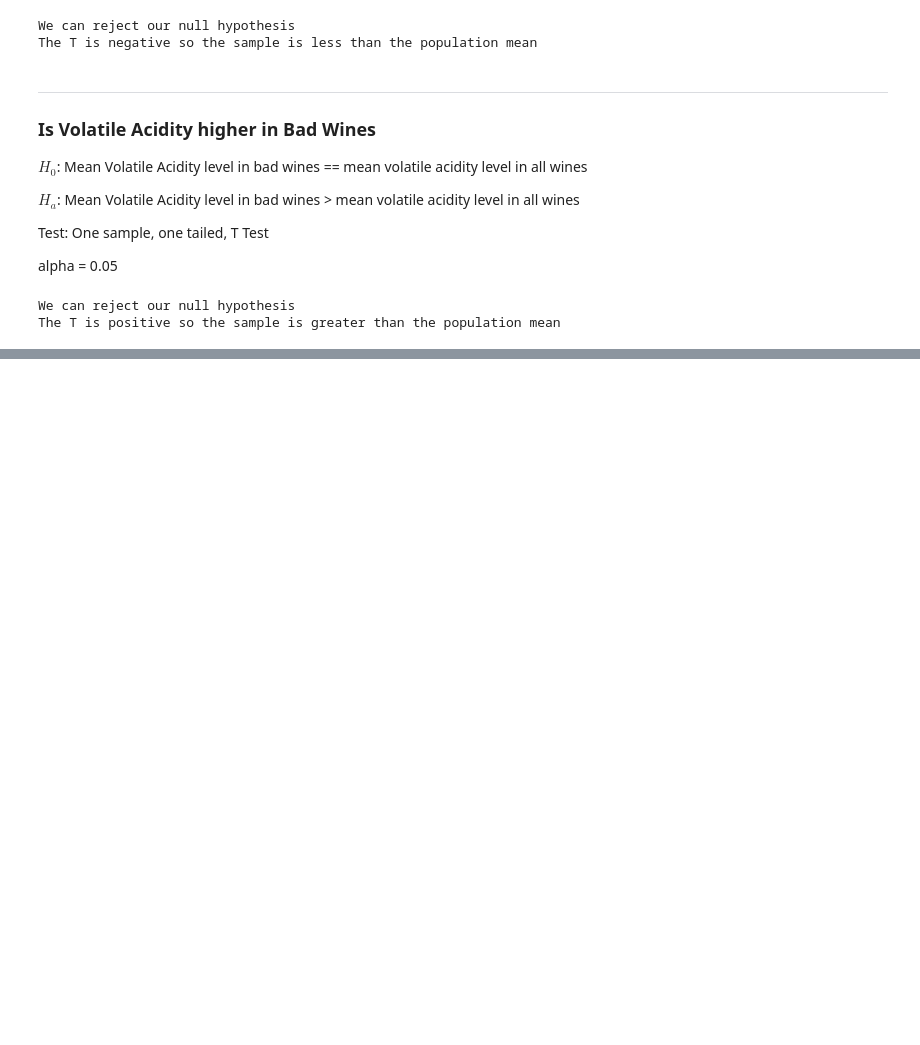
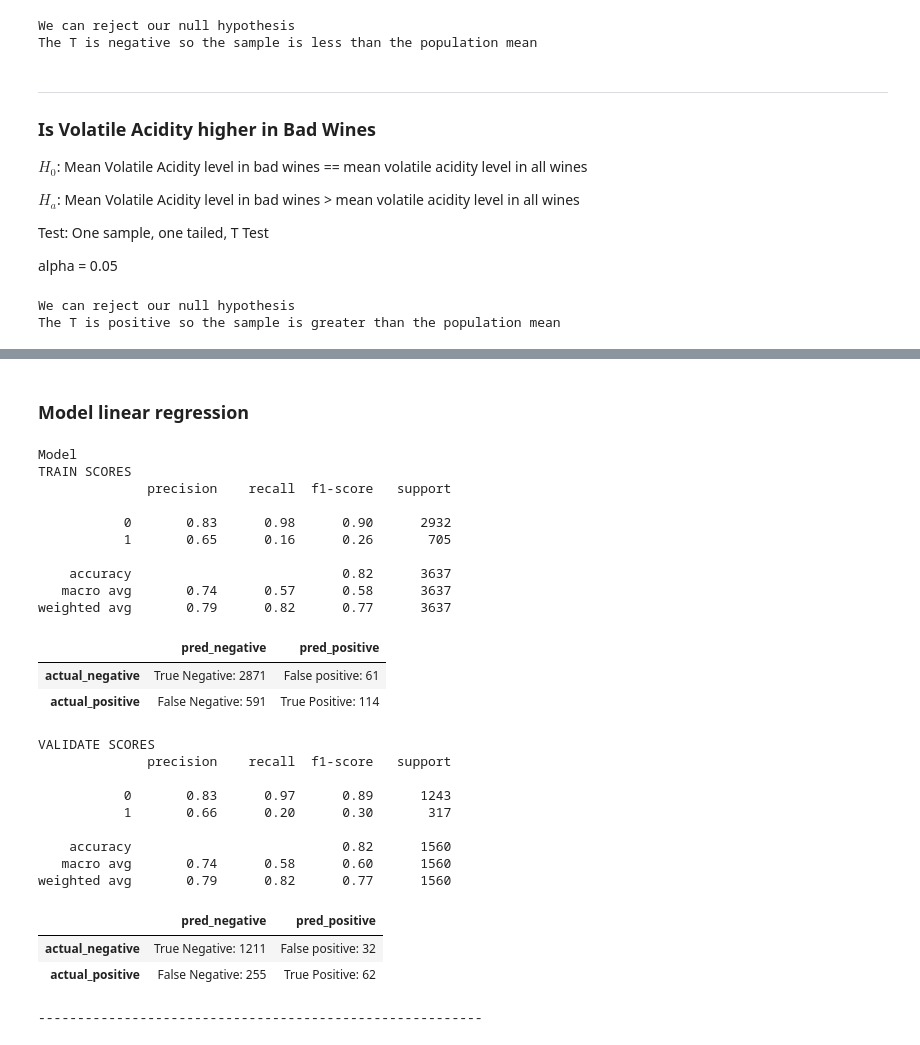
Before and after one commit to HeatherOrtegaMcMillan/in_vino_veritas, a Jupyter notebook: inital_notebook.ipynb, the cells around one changed output, grey strips where cells are left out. Saved outputs shown, nothing was run; the diff lists cells and outputs as text; code cells hidden in the pictures; blank space fills up the shorter version.

```diff
--- a/inital_notebook.ipynb
+++ b/inital_notebook.ipynb
@@ -595,0 +760,14 @@ The T is positive so the sample is greater than the population mean
+# %%
+var_cols = ['fixed_acidity',
+ 'volatile_acidity',
+ 'citric_acid',
+ 'residual_sugar',
+ 'chlorides',
+ 'free_sulfur_dioxide',
+ 'total_sulfur_dioxide',
+ 'density',
+ 'pH',
+ 'sulphates',
+ 'alcohol', 'is_white']
+
+target = 'is_good'
@@ -595,0 +1068,47 @@ The T is positive so the sample is greater than the population mean
+# %% [markdown]
+### Model linear regression
+# %%
+log = LogisticRegression()
+
+log.fit(X_train, y_train)
+
+X_pred = log.predict(X_train)
+
+y_pred = log.predict(X_validate)
+
+print(f"Model")
+print("TRAIN SCORES")
+print(classification_report(y_train, train_pred ))
+display(train_cf)
+
+print('VALIDATE SCORES')
+print(classification_report(y_validate, val_pred))
+display(validate_cf)
+print('---------------------------------------------------------')
+# %% [output]
+Model
+TRAIN SCORES
+              precision    recall  f1-score   support
+
+           0       0.83      0.98      0.90      2932
+           1       0.65      0.16      0.26       705
+
+    accuracy                           0.82      3637
+   macro avg       0.74      0.57      0.58      3637
+weighted avg       0.79      0.82      0.77      3637
+|  | pred_negative | pred_positive |
+| actual_negative | True Negative: 2871 | False positive: 61 |
+| actual_positive | False Negative: 591 | True Positive: 114 |
+VALIDATE SCORES
+              precision    recall  f1-score   support
+
+           0       0.83      0.97      0.89      1243
+           1       0.66      0.20      0.30       317
+
+    accuracy                           0.82      1560
+   macro avg       0.74      0.58      0.60      1560
+weighted avg       0.79      0.82      0.77      1560
+|  | pred_negative | pred_positive |
+| actual_negative | True Negative: 1211 | False positive: 32 |
+| actual_positive | False Negative: 255 | True Positive: 62 |
+---------------------------------------------------------
```
Also changed, not shown: parts of 37 cells of this notebook.
